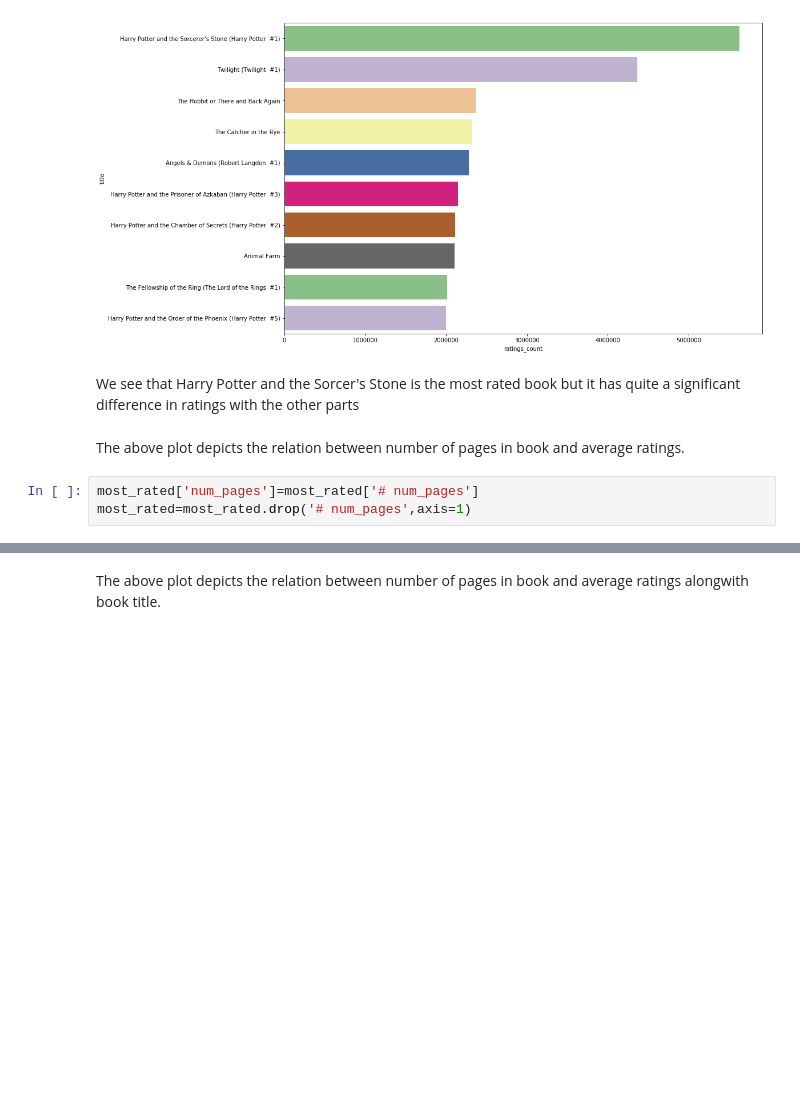
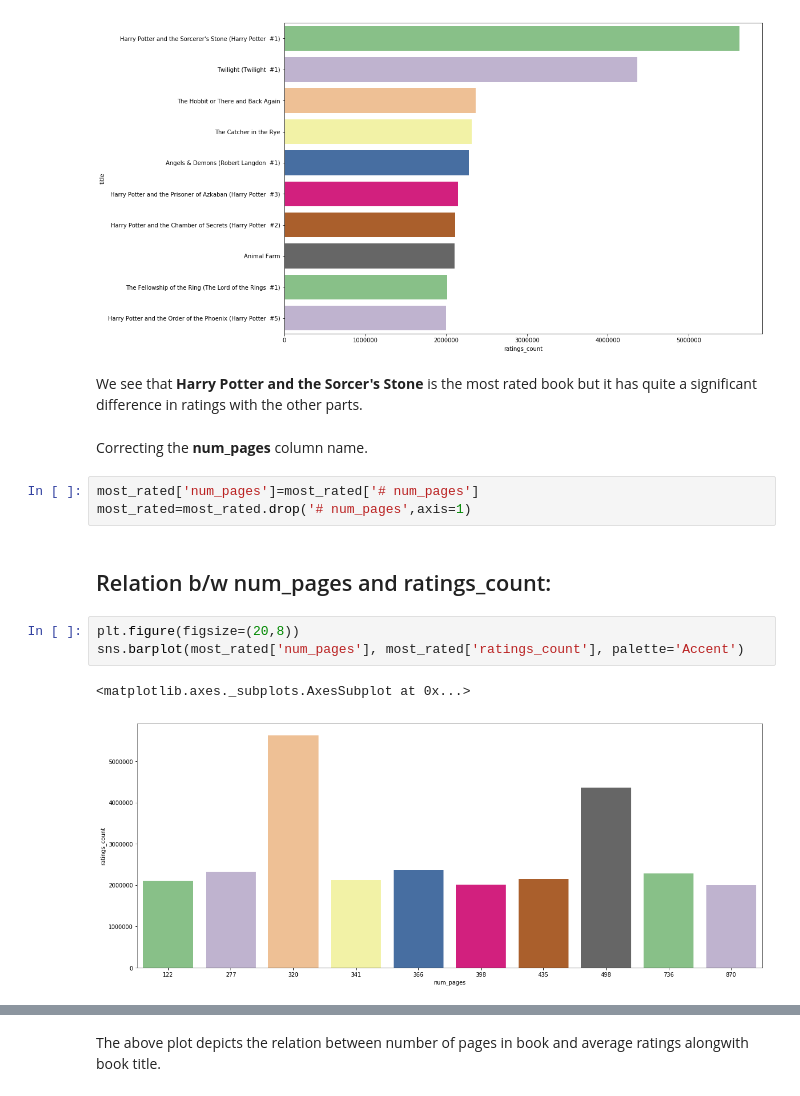
Before and after one commit to siddharthjain1611/GoodReads_Analysis, a Jupyter notebook: GoodReads[EDA].ipynb, the cells around one changed output, grey strips where cells are left out. Saved outputs shown, nothing was run; the diff lists cells and outputs as text; blank space fills up the shorter version.

```diff
--- a/GoodReads[EDA].ipynb
+++ b/GoodReads[EDA].ipynb
@@ -93,9 +118,17 @@ sns.barplot(most_rated['ratings_count'], most_rated.index, palette='Accent')
 <matplotlib.axes._subplots.AxesSubplot at 0x...>
 [figure]
 # %% [markdown]
-We see that Harry Potter and the Sorcer's Stone is the most rated book but it has quite a significant difference in ratings with the other parts
+We see that **Harry Potter and the Sorcer's Stone** is the most rated book but it has quite a significant difference in ratings with the other parts.
-# %% [markdown]
-The above plot depicts the relation between number of pages in book and average ratings.
+# %% [markdown]
+Correcting the **num_pages** column name.
 # %%
 most_rated['num_pages']=most_rated['# num_pages']
 most_rated=most_rated.drop('# num_pages',axis=1)
+# %% [markdown]
+## Relation b/w num_pages and ratings_count:
+# %%
+plt.figure(figsize=(20,8))
+sns.barplot(most_rated['num_pages'], most_rated['ratings_count'], palette='Accent')
+# %% [output]
+<matplotlib.axes._subplots.AxesSubplot at 0x...>
+[figure, added]
```
Also changed, not shown: parts of 26 cells of this notebook.
